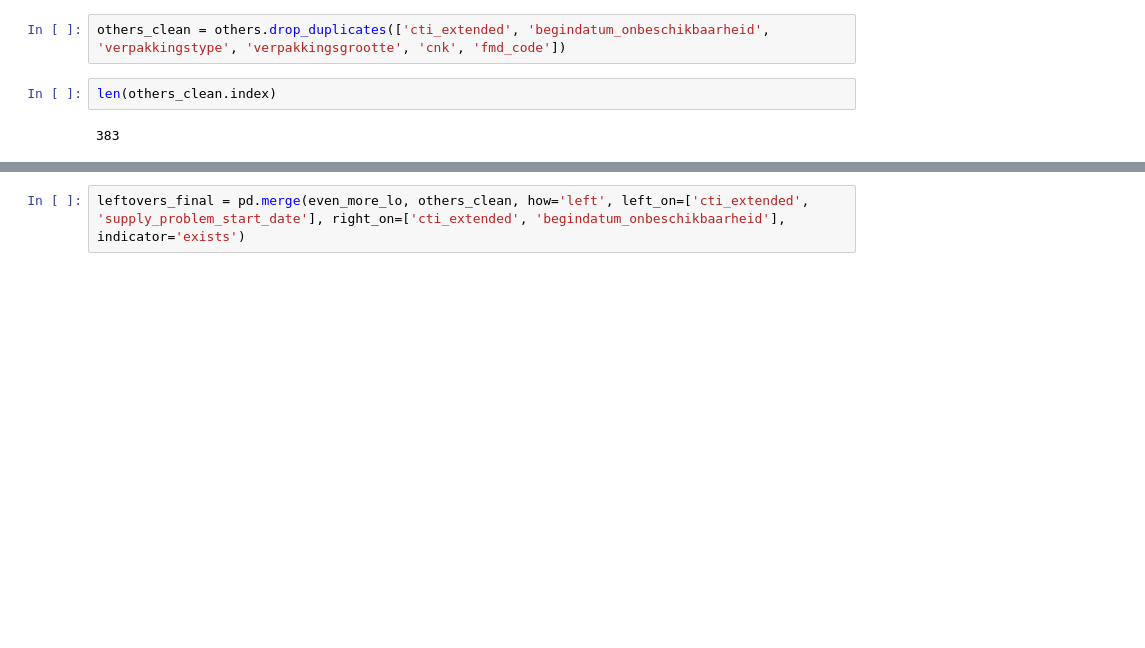
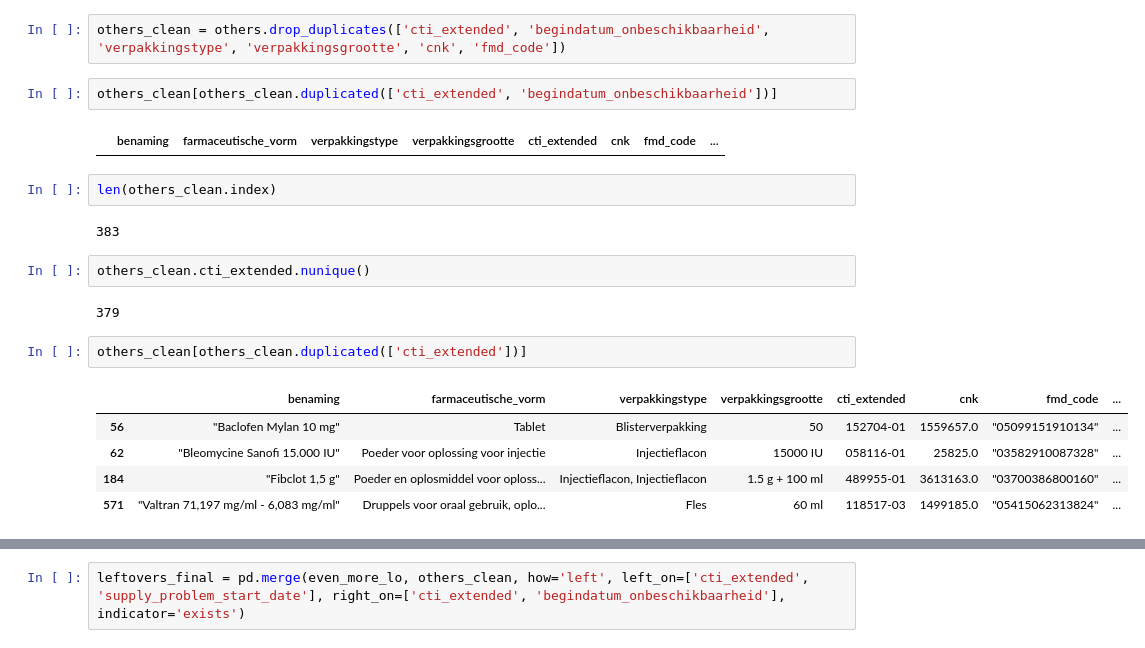
Before and after one commit to ducoquelicot/old_vrtnwsdata, a Jupyter notebook: zorg/exploration.ipynb, the cells around one changed output, grey strips where cells are left out. Drawn from its saved outputs; the diff is of its cells as text; blank space fills up the shorter version.

```diff
--- a/zorg/exploration.ipynb
+++ b/zorg/exploration.ipynb
@@ -343,7 +355,23 @@ We halen alle waardes uit changes die niet overeenkomen met de reden_delta 'teru
 others = changes[changes.reden_delta != 'Terug beschikbaar']
 # %%
 others_clean = others.drop_duplicates(['cti_extended', 'begindatum_onbeschikbaarheid', 'verpakkingstype', 'verpakkingsgrootte', 'cnk', 'fmd_code'])
+# %%
+others_clean[others_clean.duplicated(['cti_extended', 'begindatum_onbeschikbaarheid'])]
+# %% [output]
+|  | benaming | farmaceutische_vorm | verpakkingstype | verpakkingsgrootte | cti_extended | cnk | fmd_code | ... |
 # %%
 len(others_clean.index)
 # %% [output]
 383
+# %%
+others_clean.cti_extended.nunique()
+# %% [output]
+379
+# %%
+others_clean[others_clean.duplicated(['cti_extended'])]
+# %% [output]
+|  | benaming | farmaceutische_vorm | verpakkingstype | verpakkingsgrootte | cti_extended | cnk | fmd_code | ... |
+| 56 | "Baclofen Mylan 10 mg" | Tablet | Blisterverpakking | 50 | 152704-01 | 1559657.0 | "05099151910134" | ... |
+| 62 | "Bleomycine Sanofi 15.000 IU" | Poeder voor oplossing voor injectie | Injectieflacon | 15000 IU | 058116-01 | 25825.0 | "03582910087328" | ... |
+| 184 | "Fibclot 1,5 g" | Poeder en oplosmiddel voor oploss... | Injectieflacon, Injectieflacon | 1.5 g + 100 ml | 489955-01 | 3613163.0 | "03700386800160" | ... |
+| 571 | "Valtran 71,197 mg/ml - 6,083 mg/ml" | Druppels voor oraal gebruik, oplo... | Fles | 60 ml | 118517-03 | 1499185.0 | "05415062313824" | ... |
```
Also changed, not shown: parts of 40 cells of this notebook, 1 other file.
